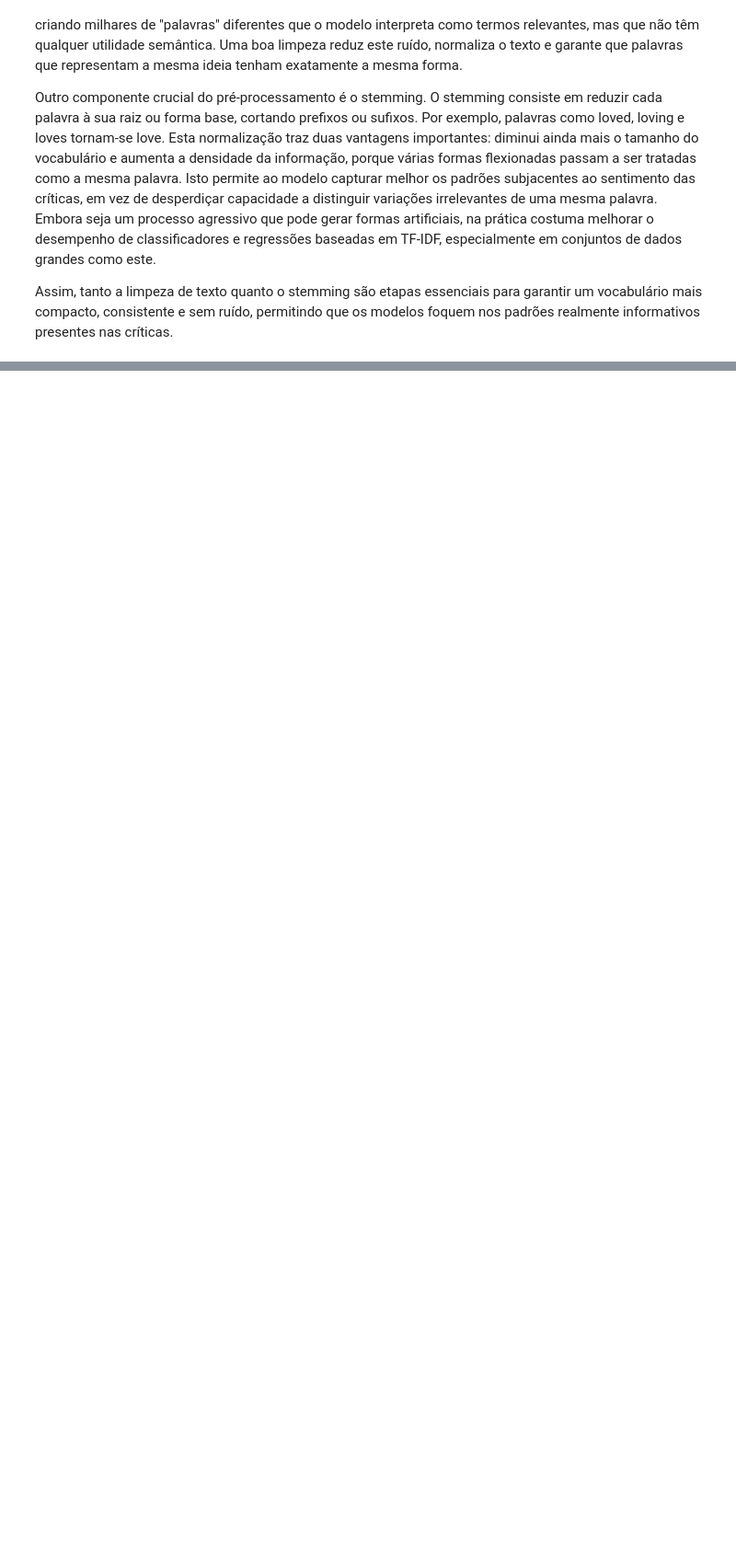
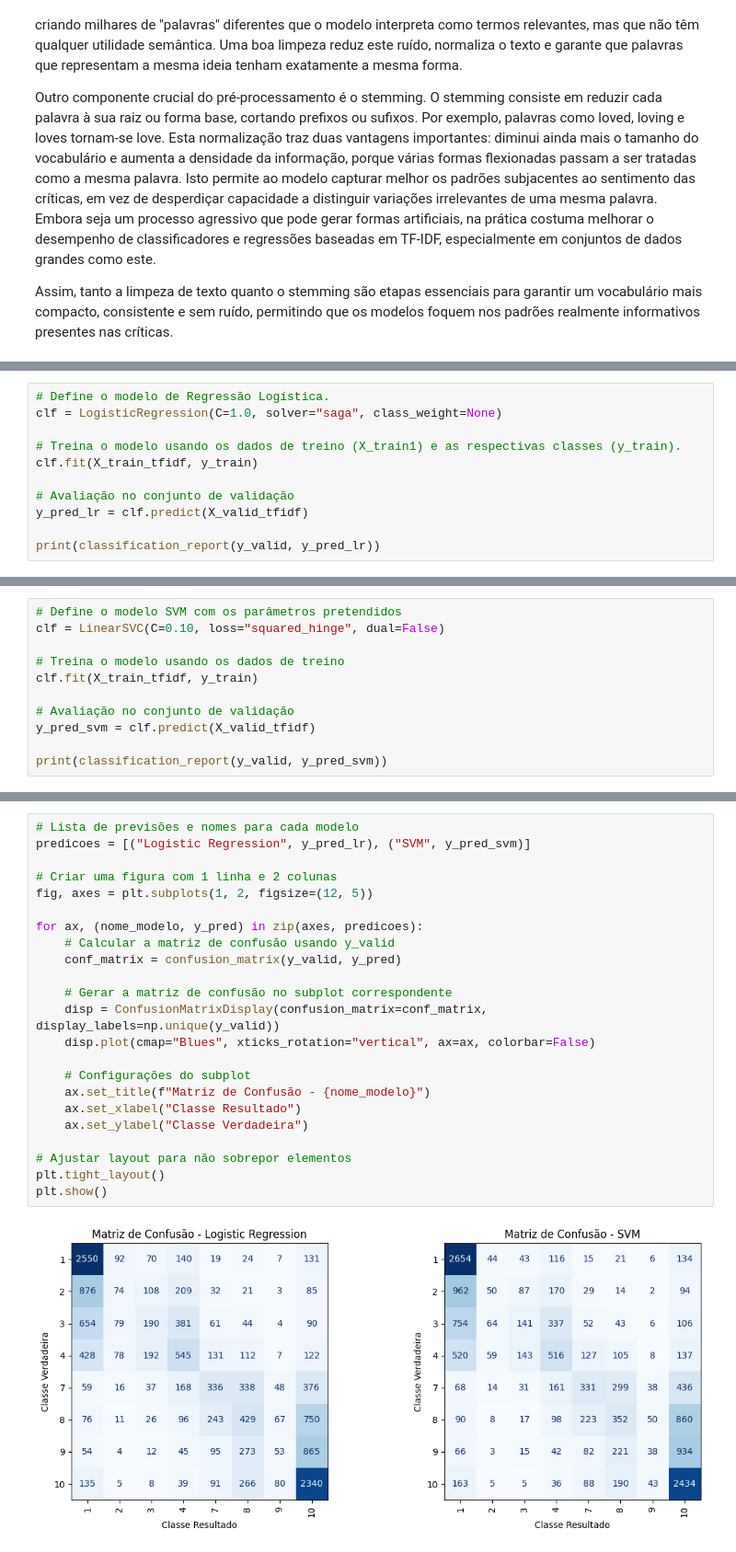
Before and after one commit to RafaelAlexDias/AA, a Jupyter notebook: TP2/A50735A50773A50801TP2.ipynb, the cells around one changed output, grey strips where cells are left out. Shown at 92% size. Drawn from its saved outputs; the diff is of its cells as text; blank space fills up the shorter version.

```diff
--- a/TP2/A50735A50773A50801TP2.ipynb
+++ b/TP2/A50735A50773A50801TP2.ipynb
@@ -172,0 +283,11 @@ zero day lead you to think even re think whi two boy young men would do what the
+# %%
+# Define o modelo de Regressão Logística.
+clf = LogisticRegression(C=1.0, solver="saga", class_weight=None)
+
+# Treina o modelo usando os dados de treino (X_train1) e as respectivas classes (y_train).
+clf.fit(X_train_tfidf, y_train)
+
+# Avaliação no conjunto de validação
+y_pred_lr = clf.predict(X_valid_tfidf)
+
+print(classification_report(y_valid, y_pred_lr))
@@ -172,0 +365,11 @@ zero day lead you to think even re think whi two boy young men would do what the
+# %%
+# Define o modelo SVM com os parâmetros pretendidos
+clf = LinearSVC(C=0.10, loss="squared_hinge", dual=False)
+
+# Treina o modelo usando os dados de treino
+clf.fit(X_train_tfidf, y_train)
+
+# Avaliação no conjunto de validação
+y_pred_svm = clf.predict(X_valid_tfidf)
+
+print(classification_report(y_valid, y_pred_svm))
@@ -172,0 +393,25 @@ zero day lead you to think even re think whi two boy young men would do what the
+# %%
+# Lista de previsões e nomes para cada modelo
+predicoes = [("Logistic Regression", y_pred_lr), ("SVM", y_pred_svm)]
+
+# Criar uma figura com 1 linha e 2 colunas
+fig, axes = plt.subplots(1, 2, figsize=(12, 5))
+
+for ax, (nome_modelo, y_pred) in zip(axes, predicoes):
+    # Calcular a matriz de confusão usando y_valid
+    conf_matrix = confusion_matrix(y_valid, y_pred)
+
+    # Gerar a matriz de confusão no subplot correspondente
+    disp = ConfusionMatrixDisplay(confusion_matrix=conf_matrix, display_labels=np.unique(y_valid))
+    disp.plot(cmap="Blues", xticks_rotation="vertical", ax=ax, colorbar=False)
+
+    # Configurações do subplot
+    ax.set_title(f"Matriz de Confusão - {nome_modelo}")
+    ax.set_xlabel("Classe Resultado")
+    ax.set_ylabel("Classe Verdadeira")
+
+# Ajustar layout para não sobrepor elementos
+plt.tight_layout()
+plt.show()
+# %% [output]
+[figure, added]
```
Also changed, not shown: parts of 23 cells of this notebook.
